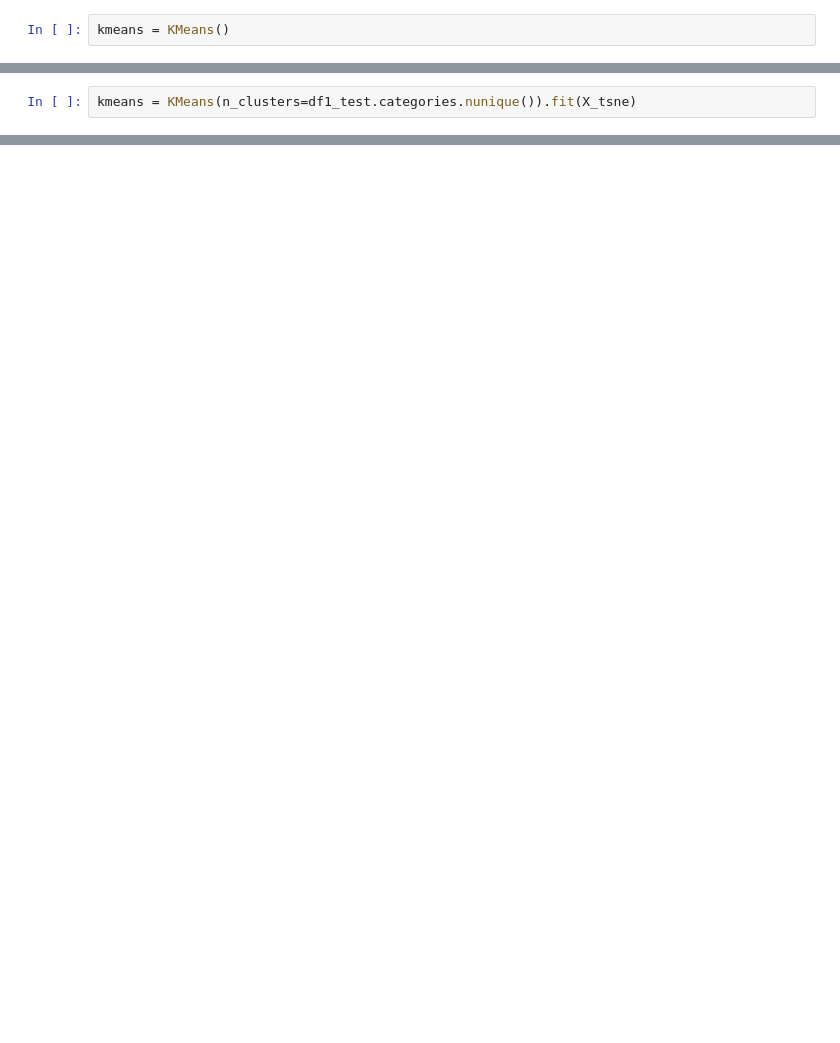
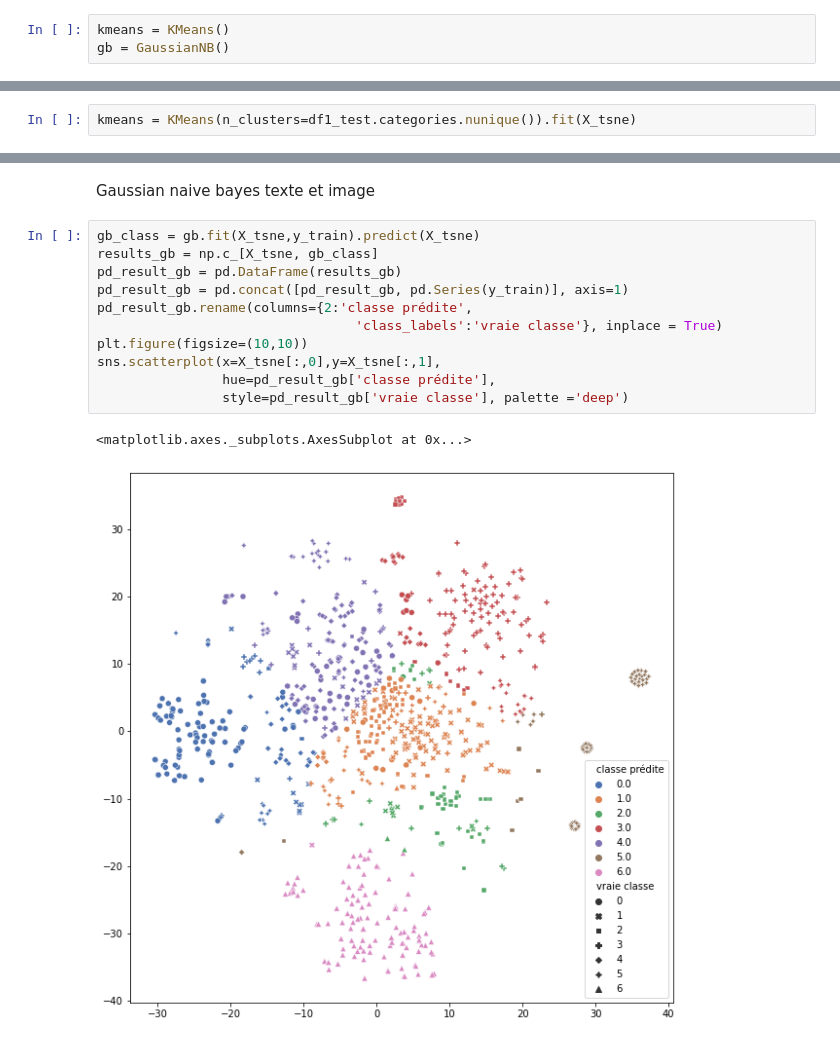
Before and after one commit to JeongJeong-code/P6_market_place, a Jupyter notebook: text_image_classification.ipynb, the cells around one changed output, grey strips where cells are left out. Cells and saved outputs as stored; diff of their text form; blank space fills up the shorter version.

```diff
--- a/text_image_classification.ipynb
+++ b/text_image_classification.ipynb
@@ -466,5 +502,6 @@ Implémentation Kmeans
 # %%
 kmeans = KMeans()
+gb = GaussianNB()
 # %%
 X_pca = KernelPCA(n_components=2).fit_transform(X)
 kmeans_pca = KMeans(n_clusters=df1_test.categories.nunique()).fit(X_pca)
@@ -527,0 +571,16 @@ ValueError: ignored
+# %% [markdown]
+Gaussian naive bayes texte et image
+# %%
+gb_class = gb.fit(X_tsne,y_train).predict(X_tsne)
+results_gb = np.c_[X_tsne, gb_class]
+pd_result_gb = pd.DataFrame(results_gb)
+pd_result_gb = pd.concat([pd_result_gb, pd.Series(y_train)], axis=1)
+pd_result_gb.rename(columns={2:'classe prédite',
+                                 'class_labels':'vraie classe'}, inplace = True)
+plt.figure(figsize=(10,10))
+sns.scatterplot(x=X_tsne[:,0],y=X_tsne[:,1],
+                hue=pd_result_gb['classe prédite'],
+                style=pd_result_gb['vraie classe'], palette ='deep')
+# %% [output]
+<matplotlib.axes._subplots.AxesSubplot at 0x...>
+[figure, added]
```
Also changed, not shown: parts of 55 cells of this notebook.
